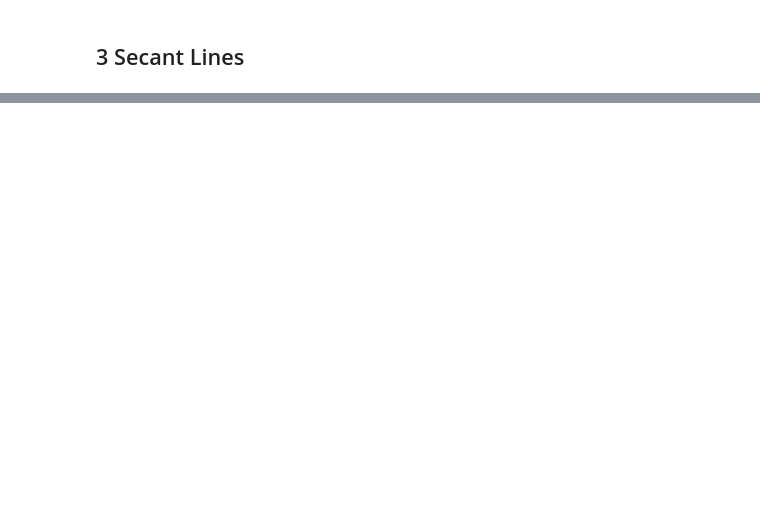
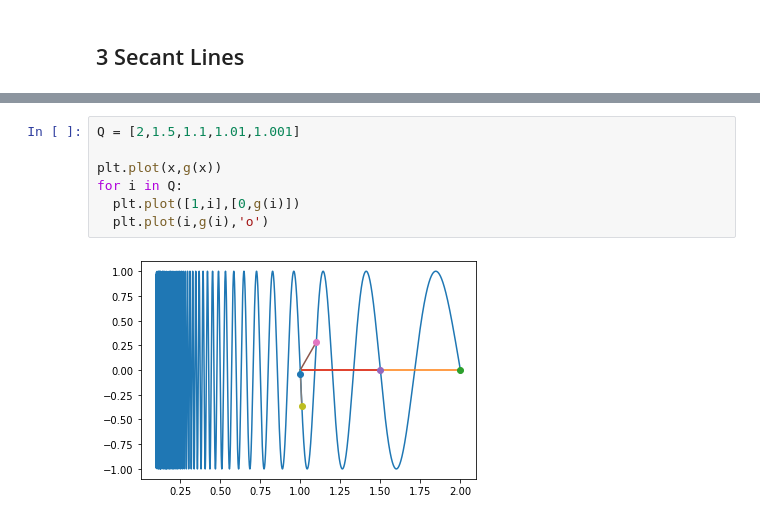
Before and after one commit to sstick23/Project-1, a Jupyter notebook: project1.ipynb, the cells around one changed output, grey strips where cells are left out. Cells and saved outputs as stored; diff of their text form; blank space fills up the shorter version.

```diff
--- a/project1.ipynb
+++ b/project1.ipynb
@@ -62,0 +101,9 @@ In order to compute these, I will need to import the math package.
+# %%
+Q = [2,1.5,1.1,1.01,1.001]
+
+plt.plot(x,g(x))
+for i in Q:
+  plt.plot([1,i],[0,g(i)])
+  plt.plot(i,g(i),'o')
+# %% [output]
+[figure, added]
```
Also changed, not shown: parts of 8 cells of this notebook.
